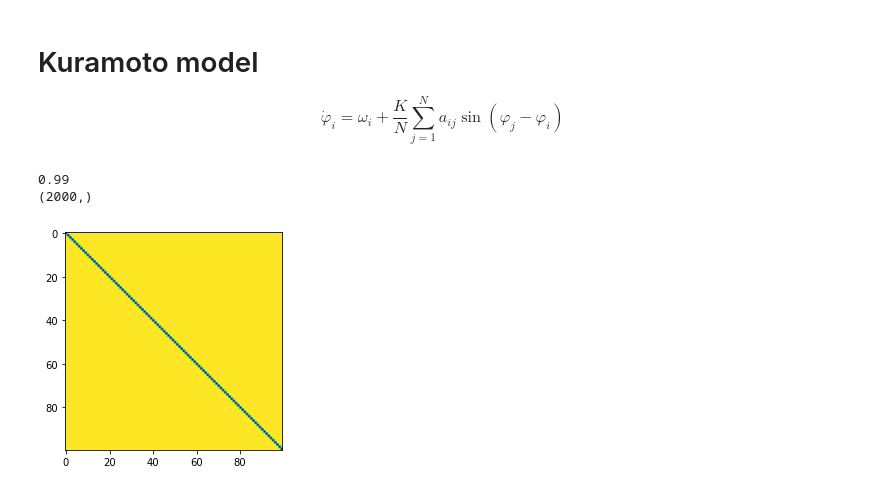
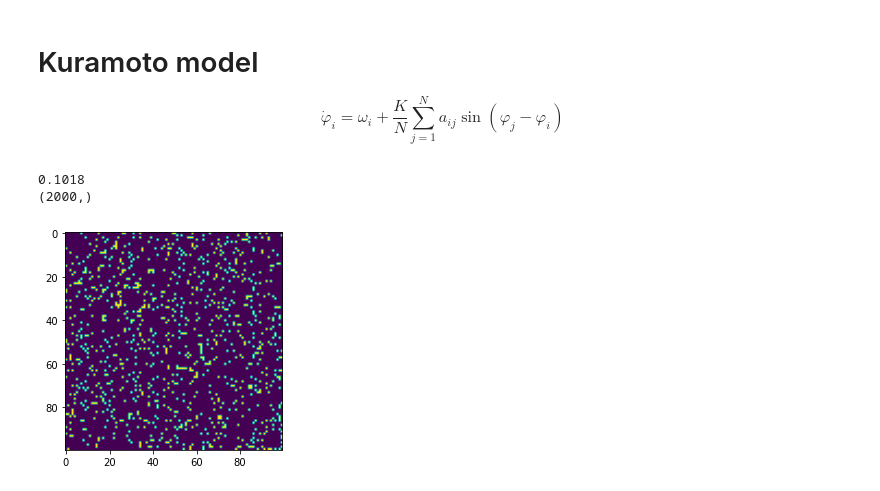
Before and after one commit to KatieJ16/Coupled_oscillators, a Jupyter notebook: Kuramoto_model.ipynb, the cells around one changed output. Saved outputs shown, nothing was run; the diff lists cells and outputs as text; code cells hidden in the pictures.

```diff
--- a/Kuramoto_model.ipynb
+++ b/Kuramoto_model.ipynb
@@ -9,35 +9,35 @@ $$ \dot \varphi_i = \omega_i + \frac K N \sum_{j=1}^N{a_{ij}}\sin(\varphi_j - \v
 # %%
 #define all needed variables
 N = 100
 phi = np.zeros(N)
 omega = np.random.uniform(low=-1, high=1, size=(N))
 # omega = omega**3 - 0.3*omega
 K = 9.5
 
 def make_A(N, p = 1):
     #make an adjaceny matrix with p chance that any two give oscillators are connected.
     #p = 1 is fully connected.
     A = np.zeros((N,N))
     for i in range(N):
         for j in range(i+1,N):
             if(np.random.uniform() < p):
                 A[i,j] = 1
                 A[j,i] = 1
     return A
 
 # A = np.ones((N,N)) - np.eye(N) #this is all to all right now, but want to make it so you can set the number of connections
-A = make_A(N, p = 1)
+A = make_A(N, p = 0.1)
 print(np.sum(A)/(N**2))
 plt.figure()
 plt.imshow(A)
 dt = 0.01 #timestep size, if this is too large, weird things seem to be happening
 T_max = 20 #maximum time to run simulation for
 t = np.arange(0, T_max, dt)
 print(t.shape)
 # %% [output]
-0.99
+0.1018
 (2000,)
-[figure, old version]
+[figure, new version]
 # %%
 plt.plot(omega, '.')
 # %% [output]
```
Also changed, not shown: parts of 20 cells of this notebook.
